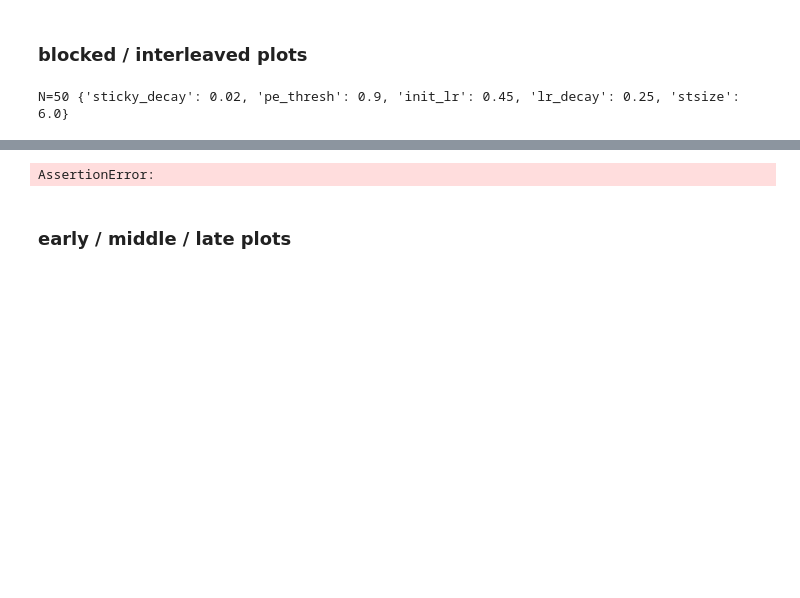
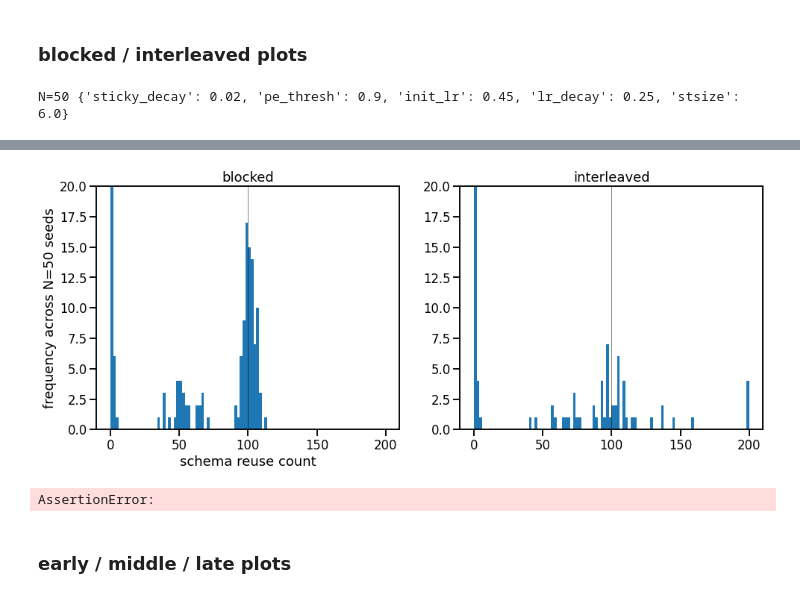
Before and after one commit to andrebeu/toycsw, a Jupyter notebook: analyze_bestfit.ipynb, the cells around one changed output, grey strips where cells are left out. Cells and saved outputs as stored; diff of their text form; code cells hidden in the pictures; blank space fills up the shorter version.

```diff
--- a/analyze_bestfit.ipynb
+++ b/analyze_bestfit.ipynb
@@ -118,3 +125,18 @@ plt.savefig('figures/splitting')
+# %%
+f,axar = plt.subplots(1,2,figsize=(16,6),sharex=True)
+tL = ['blocked','interleaved']
+for ci,ct in enumerate(data['ct']):
+  ax=axar[ci]
+  ax.set_title(tL[ci])
+  ct_plt = np.array(ct)
+  ax.hist(ct_plt,range=(0,200),bins=100)
+  ax.set_ylim(0,20)
+  ax.axvline(100,c='k',lw=0.5)
+axar[0].set_ylabel('frequency across N=%i seeds'%ns)
+axar[0].set_xlabel('schema reuse count')
+plt.savefig('figures/scount')
+# %% [output]
+[figure, added]
 # %%
 assert False
 # %% [output]
```
Also changed, not shown: parts of 4 cells of this notebook, 3 other files.
